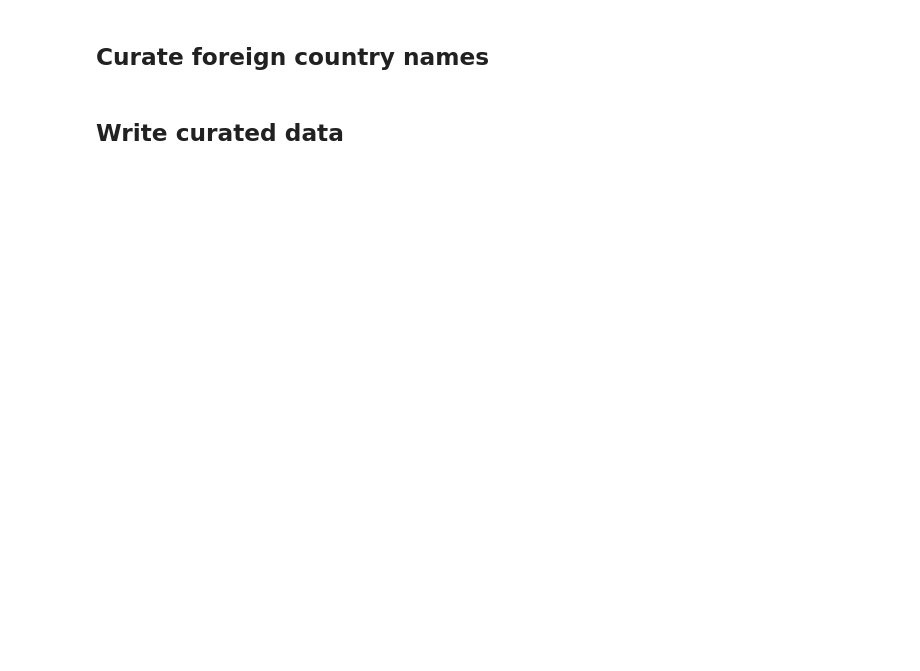
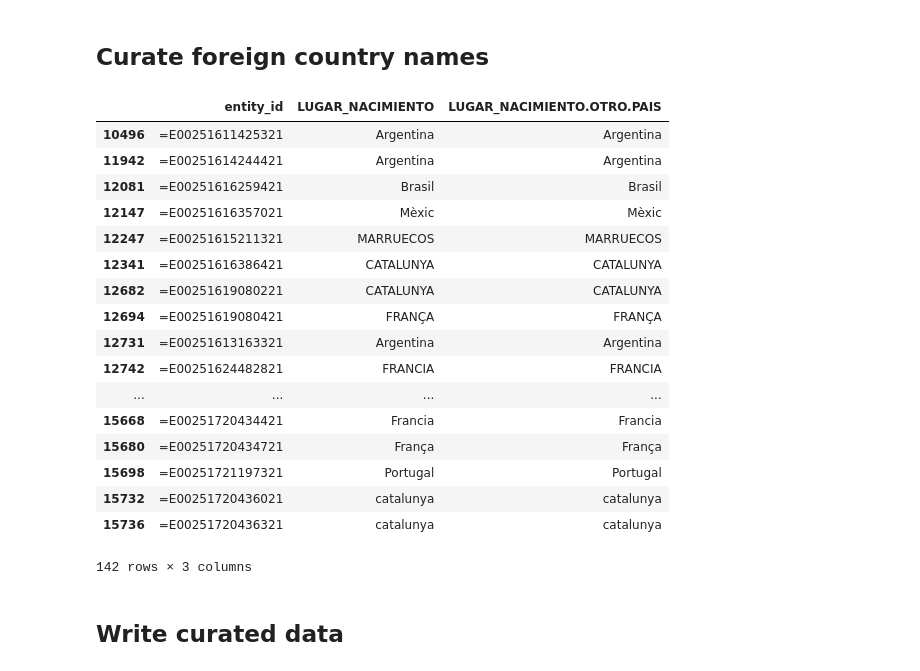
Before and after one commit to xdurana/gcat-cleaning-data, a Jupyter notebook: notebooks/Filter locations.ipynb, the cells around one changed output. Saved outputs shown, nothing was run; the diff lists cells and outputs as text; code cells hidden in the pictures; blank space fills up the shorter version.

```diff
--- a/notebooks/Filter locations.ipynb
+++ b/notebooks/Filter locations.ipynb
@@ -126,3 +146,24 @@ output.to_csv('../output/locations/other_countries.csv', index=False)
+# %%
+output
+# %% [output]
+|  | entity_id | LUGAR_NACIMIENTO | LUGAR_NACIMIENTO.OTRO.PAIS |
+| 10496 | =E00251611425321 | Argentina | Argentina |
+| 11942 | =E00251614244421 | Argentina | Argentina |
+| 12081 | =E00251616259421 | Brasil | Brasil |
+| 12147 | =E00251616357021 | Mèxic | Mèxic |
+| 12247 | =E00251615211321 | MARRUECOS | MARRUECOS |
+| 12341 | =E00251616386421 | CATALUNYA | CATALUNYA |
+| 12682 | =E00251619080221 | CATALUNYA | CATALUNYA |
+| 12694 | =E00251619080421 | FRANÇA | FRANÇA |
+| 12731 | =E00251613163321 | Argentina | Argentina |
+| 12742 | =E00251624482821 | FRANCIA | FRANCIA |
+| ... | ... | ... | ... |
+| 15668 | =E00251720434421 | Francia | Francia |
+| 15680 | =E00251720434721 | França | França |
+| 15698 | =E00251721197321 | Portugal | Portugal |
+| 15732 | =E00251720436021 | catalunya | catalunya |
+| 15736 | =E00251720436321 | catalunya | catalunya |
+142 rows × 3 columns
 # %% [markdown]
 ## Write curated data
 # %%
```
Also changed, not shown: parts of 4 cells of this notebook, 13 other files.
